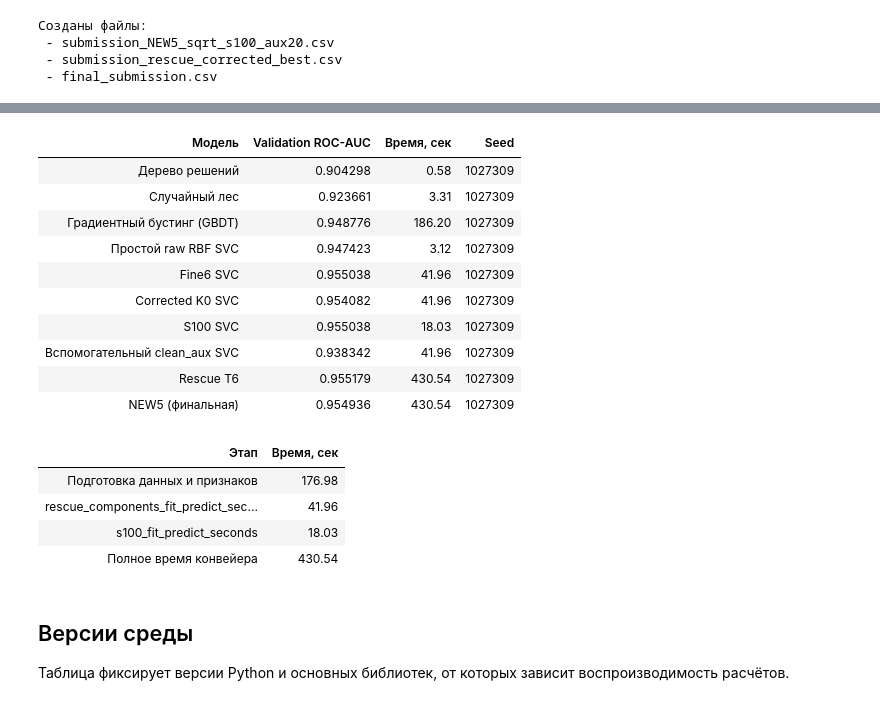
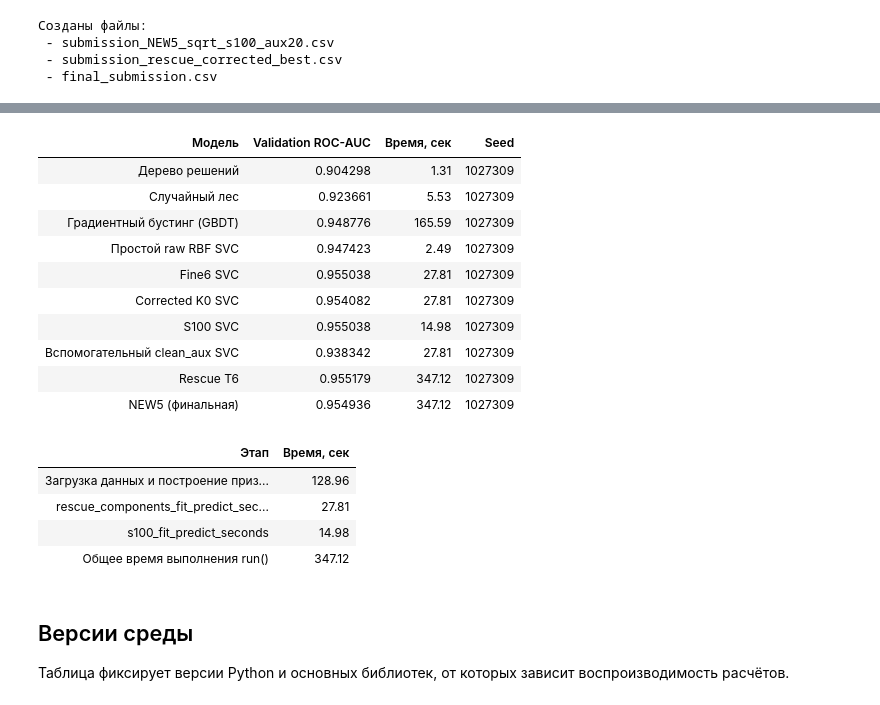
Before and after one commit to revlze/sbmt_kaggle, a Jupyter notebook: SBMTeam_final_package/final_submission_notebook.ipynb, the cells around one changed output, grey strips where cells are left out. Saved outputs shown, nothing was run; the diff lists cells and outputs as text; code cells hidden in the pictures.

```diff
--- a/SBMTeam_final_package/final_submission_notebook.ipynb
+++ b/SBMTeam_final_package/final_submission_notebook.ipynb
@@ -129,44 +229,44 @@ for output_path in result["output_paths"]:
 # %%
 experiment_table = result["experiment_table"].copy()
 
 display(
     experiment_table.style
     .format({
         "Validation ROC-AUC": "{:.6f}",
         "Время, сек": "{:.2f}",
     })
     .hide(axis="index")
 )
 
 timing_names = {
-    "preprocessing_seconds": "Подготовка данных и признаков",
-    "final_components_seconds": "Компоненты финальных ансамблей",
-    "comparison_models_seconds": "Сравнительные модели",
-    "test_prediction_seconds": "Формирование test-предсказаний после fit",
-    "total_seconds": "Полное время конвейера",
+    "preprocessing_seconds": "Загрузка данных и построение признаков",
+    "final_components_seconds": "Обучение компонентов финальных ансамблей",
+    "comparison_models_seconds": "Обучение и оценка моделей из сравнительной таблицы",
+    "test_prediction_seconds": "Предсказание на test и подготовка submission",
+    "total_seconds": "Общее время выполнения run()",
 }
 timing_table = pd.DataFrame([
     {"Этап": timing_names.get(name, name), "Время, сек": seconds}
     for name, seconds in result["timings"].items()
 ])
 display(timing_table.style.format({"Время, сек": "{:.2f}"}).hide(axis="index"))
 # %% [output]
 | Модель | Validation ROC-AUC | Время, сек | Seed |
-| Дерево решений | 0.904298 | 0.58 | 1027309 |
-| Случайный лес | 0.923661 | 3.31 | 1027309 |
-| Градиентный бустинг (GBDT) | 0.948776 | 186.20 | 1027309 |
-| Простой raw RBF SVC | 0.947423 | 3.12 | 1027309 |
-| Fine6 SVC | 0.955038 | 41.96 | 1027309 |
-| Corrected K0 SVC | 0.954082 | 41.96 | 1027309 |
-| S100 SVC | 0.955038 | 18.03 | 1027309 |
-| Вспомогательный clean_aux SVC | 0.938342 | 41.96 | 1027309 |
-| Rescue T6 | 0.955179 | 430.54 | 1027309 |
-| NEW5 (финальная) | 0.954936 | 430.54 | 1027309 |
+| Дерево решений | 0.904298 | 1.31 | 1027309 |
+| Случайный лес | 0.923661 | 5.53 | 1027309 |
+| Градиентный бустинг (GBDT) | 0.948776 | 165.59 | 1027309 |
+| Простой raw RBF SVC | 0.947423 | 2.49 | 1027309 |
+| Fine6 SVC | 0.955038 | 27.81 | 1027309 |
+| Corrected K0 SVC | 0.954082 | 27.81 | 1027309 |
+| S100 SVC | 0.955038 | 14.98 | 1027309 |
+| Вспомогательный clean_aux SVC | 0.938342 | 27.81 | 1027309 |
+| Rescue T6 | 0.955179 | 347.12 | 1027309 |
+| NEW5 (финальная) | 0.954936 | 347.12 | 1027309 |
 | Этап | Время, сек |
-| Подготовка данных и признаков | 176.98 |
-| rescue_components_fit_predict_sec... | 41.96 |
-| s100_fit_predict_seconds | 18.03 |
-| Полное время конвейера | 430.54 |
+| Загрузка данных и построение приз... | 128.96 |
+| rescue_components_fit_predict_sec... | 27.81 |
+| s100_fit_predict_seconds | 14.98 |
+| Общее время выполнения run() | 347.12 |
 # %% [markdown]
 ## Версии среды
 
```
Also changed, not shown: parts of 13 cells of this notebook, 1 other file.
